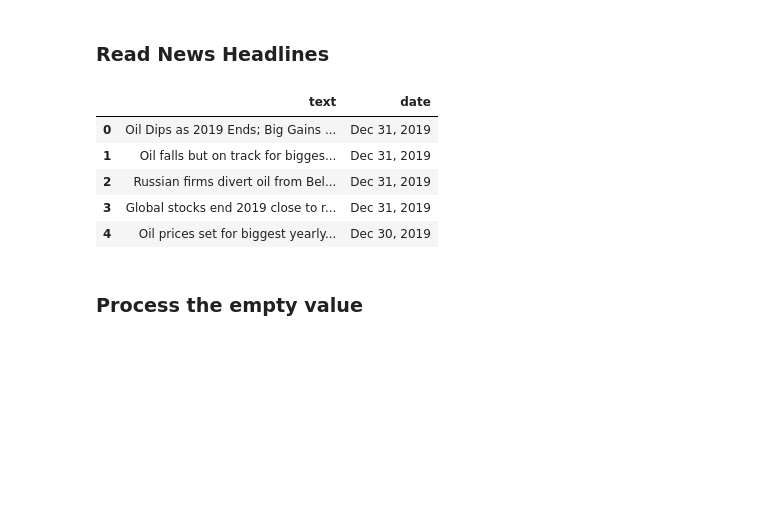
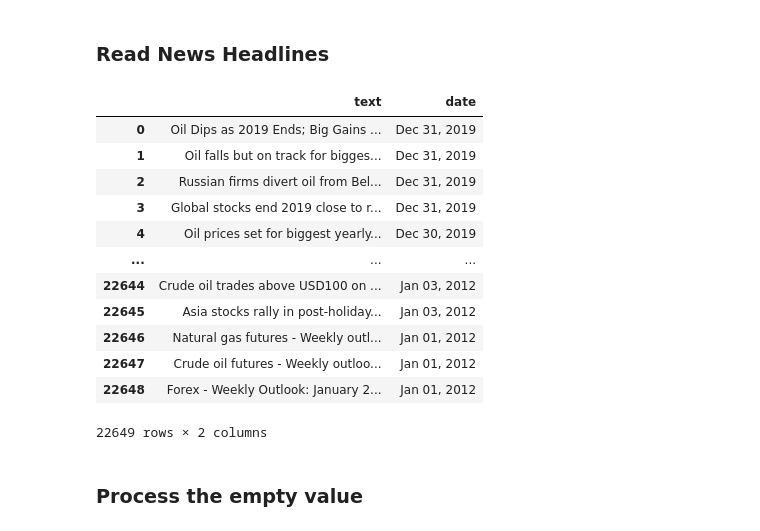
Before and after one commit to Shiqi-Wang-1999/Research_Project_PHAS0077, a Jupyter notebook: Research_Project_Shiqi_Wang.ipynb, the cells around one changed output. Drawn from its saved outputs; the diff is of its cells as text; code cells hidden in the pictures; blank space fills up the shorter version.

```diff
--- a/Research_Project_Shiqi_Wang.ipynb
+++ b/Research_Project_Shiqi_Wang.ipynb
@@ -202,15 +319,23 @@ MSE
 # %% [markdown]
 ### Read News Headlines
 # %%
+# read news headlines data
 news_head_df = pd.read_excel('Oil_News_Headlines.xlsx')
-news_head_df.head()
+news_head_df
 # %% [output]
 |  | text | date |
 | 0 | Oil Dips as 2019 Ends; Big Gains ... | Dec 31, 2019 |
 | 1 | Oil falls but on track for bigges... | Dec 31, 2019 |
 | 2 | Russian firms divert oil from Bel... | Dec 31, 2019 |
 | 3 | Global stocks end 2019 close to r... | Dec 31, 2019 |
 | 4 | Oil prices set for biggest yearly... | Dec 30, 2019 |
+| ... | ... | ... |
+| 22644 | Crude oil trades above USD100 on ... | Jan 03, 2012 |
+| 22645 | Asia stocks rally in post-holiday... | Jan 03, 2012 |
+| 22646 | Natural gas futures - Weekly outl... | Jan 01, 2012 |
+| 22647 | Crude oil futures - Weekly outloo... | Jan 01, 2012 |
+| 22648 | Forex - Weekly Outlook: January 2... | Jan 01, 2012 |
+22649 rows × 2 columns
 # %% [markdown]
 ### Process the empty value
 # %%
```
Also changed, not shown: parts of 58 cells of this notebook.
